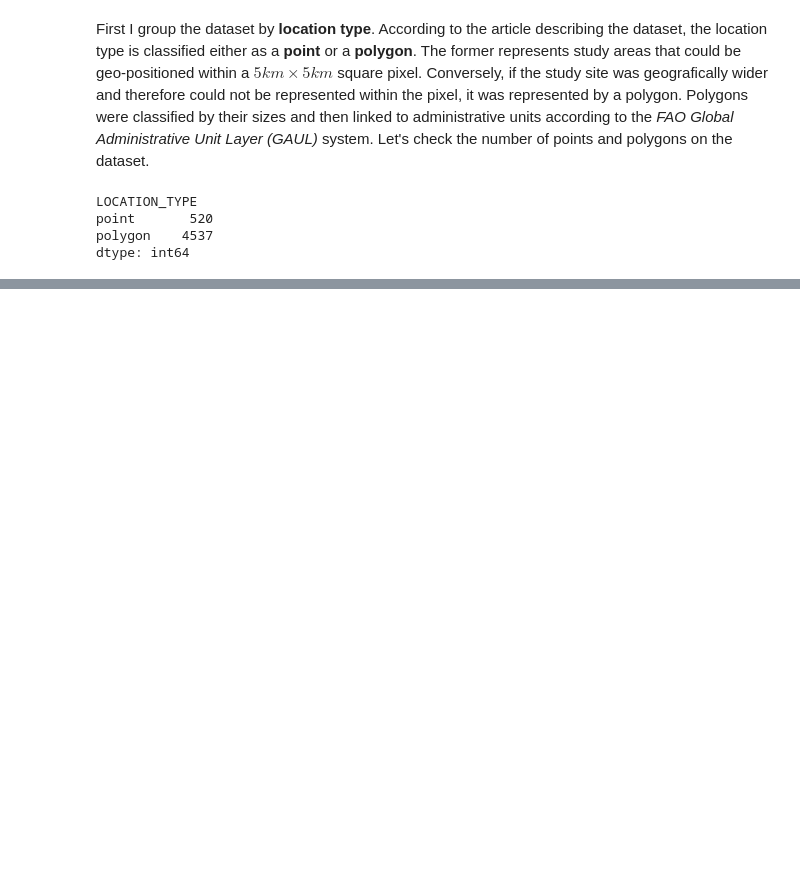
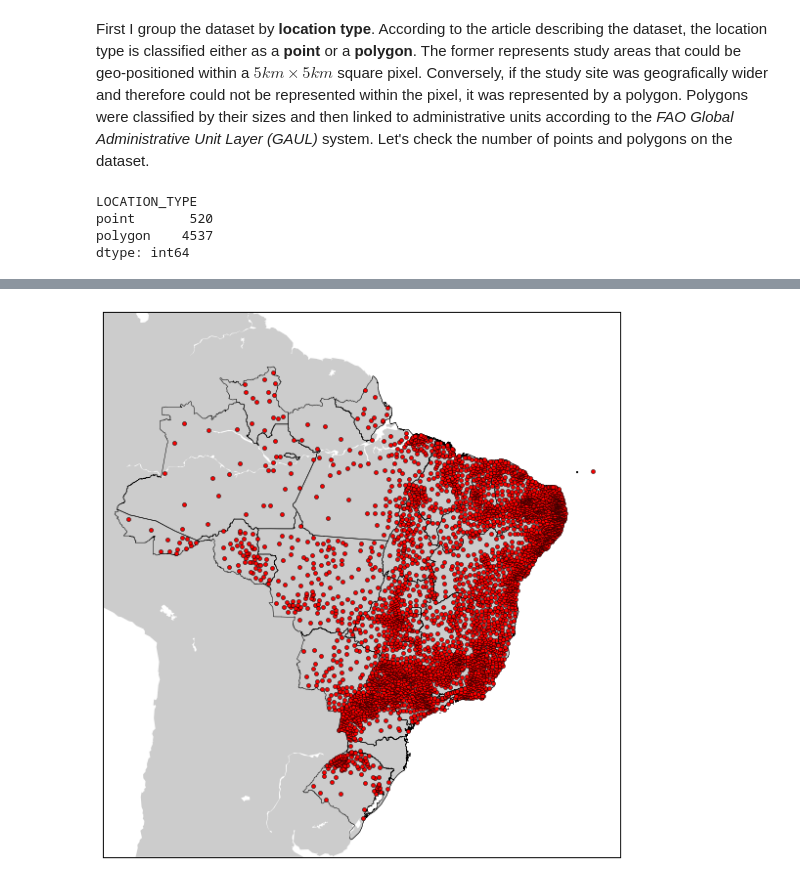
Before and after one commit to pedrosiracusa/arbovirus, a Jupyter notebook: exploring_aedes_occurrence.ipynb, the cells around one changed output, grey strips where cells are left out. Saved outputs shown, nothing was run; the diff lists cells and outputs as text; code cells hidden in the pictures; blank space fills up the shorter version.

```diff
--- a/exploring_aedes_occurrence.ipynb
+++ b/exploring_aedes_occurrence.ipynb
@@ -119,0 +176,20 @@ Second-level administrative division represent municipalities (and admiministrat
+# %%
+df = aegypti_dataset_br
+df = df[df.YEAR==2013]
+# %%
+map = Basemap( projection='merc',
+                 llcrnrlat=-35, llcrnrlon=-75,
+                 urcrnrlat=10, urcrnrlon=-30,
+                 lat_ts=20, resolution='l')
+
+map.fillcontinents()
+
+shp = map.readshapefile('./shapefiles/BRA_adm1', 'states', drawbounds=True)
+
+coords = df[["X","Y"]]
+x, y = map( coords.X.values, coords.Y.values )
+
+map.plot(x, y, 'ro', markersize=4)
+plt.savefig("map")
+# %% [output]
+[figure, added]
```
Also changed, not shown: parts of 15 cells of this notebook.
